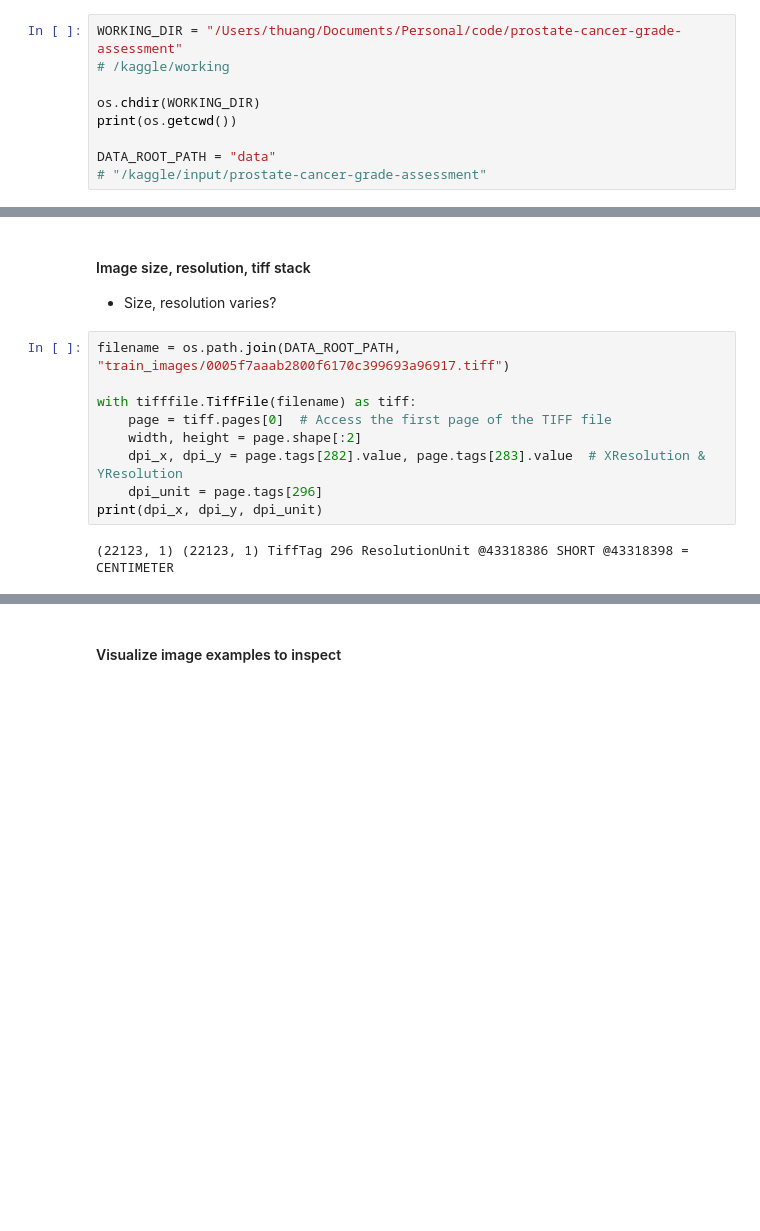
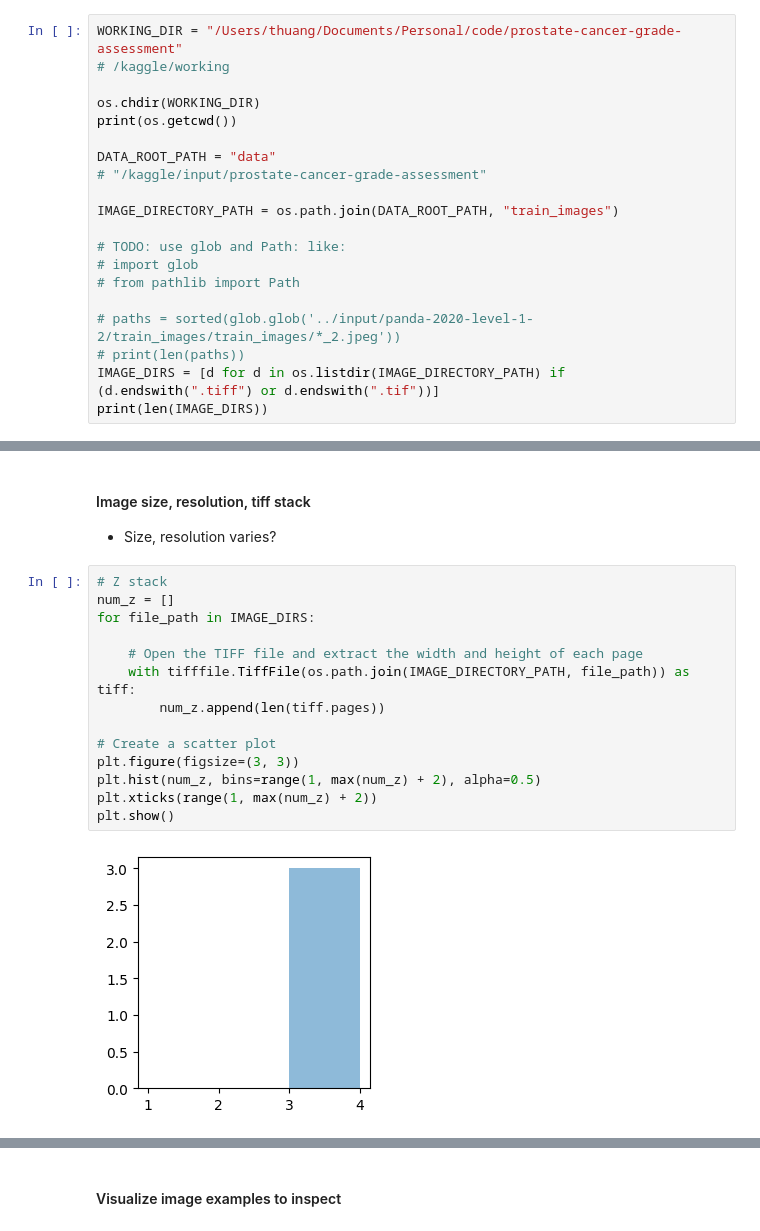
Before and after one commit to Huangt19150/microscopy-with-ml, a Jupyter notebook: notebooks/01_eda.ipynb, the cells around one changed output, grey strips where cells are left out. Saved outputs shown, nothing was run; the diff lists cells and outputs as text; blank space fills up the shorter version.

```diff
--- a/notebooks/01_eda.ipynb
+++ b/notebooks/01_eda.ipynb
@@ -29,5 +29,16 @@ print(os.getcwd())
 
 DATA_ROOT_PATH = "data"
 # "/kaggle/input/prostate-cancer-grade-assessment"
+
+IMAGE_DIRECTORY_PATH = os.path.join(DATA_ROOT_PATH, "train_images")
+
+# TODO: use glob and Path: like:
+# import glob
+# from pathlib import Path
+
+# paths = sorted(glob.glob('../input/panda-2020-level-1-2/train_images/train_images/*_2.jpeg'))
+# print(len(paths))
+IMAGE_DIRS = [d for d in os.listdir(IMAGE_DIRECTORY_PATH) if (d.endswith(".tiff") or d.endswith(".tif"))]
+print(len(IMAGE_DIRS))
 # %% [output]
 /Users/thuang/Documents/Personal/code/prostate-cancer-grade-assessment
@@ -42,14 +54,19 @@ DATA_ROOT_PATH = "data"
 # %% [markdown]
 #### Image size, resolution, tiff stack
 * Size, resolution varies?
-# %%
-filename = os.path.join(DATA_ROOT_PATH, "train_images/0005f7aaab2800f6170c399693a96917.tiff")
-
-with tifffile.TiffFile(filename) as tiff:
-    page = tiff.pages[0]  # Access the first page of the TIFF file
-    width, height = page.shape[:2]
-    dpi_x, dpi_y = page.tags[282].value, page.tags[283].value  # XResolution & YResolution
-    dpi_unit = page.tags[296]
-print(dpi_x, dpi_y, dpi_unit)
-# %% [output]
-(22123, 1) (22123, 1) TiffTag 296 ResolutionUnit @43318386 SHORT @43318398 = CENTIMETER
+# %%
+# Z stack
+num_z = []
+for file_path in IMAGE_DIRS:
+
+    # Open the TIFF file and extract the width and height of each page
+    with tifffile.TiffFile(os.path.join(IMAGE_DIRECTORY_PATH, file_path)) as tiff:
+        num_z.append(len(tiff.pages))
+
+# Create a scatter plot
+plt.figure(figsize=(3, 3))
+plt.hist(num_z, bins=range(1, max(num_z) + 2), alpha=0.5)
+plt.xticks(range(1, max(num_z) + 2))
+plt.show()
+# %% [output]
+[figure, added]
```
Also changed, not shown: parts of 5 cells of this notebook, 1 other file.
